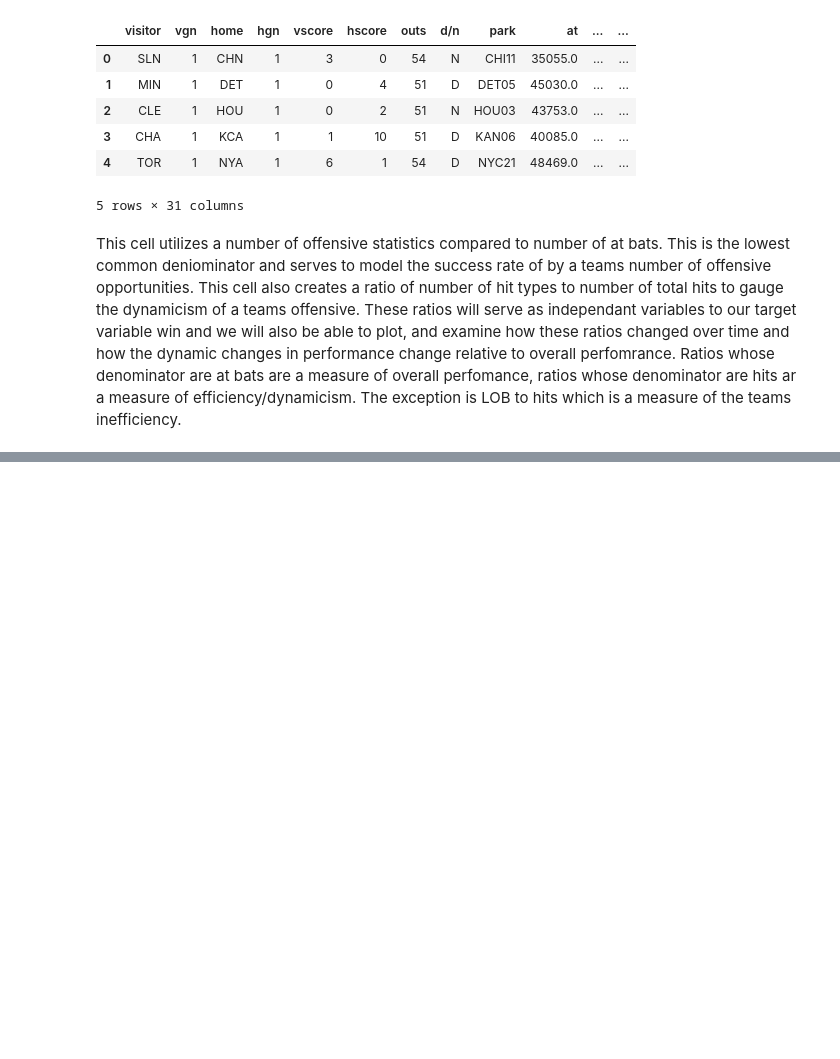
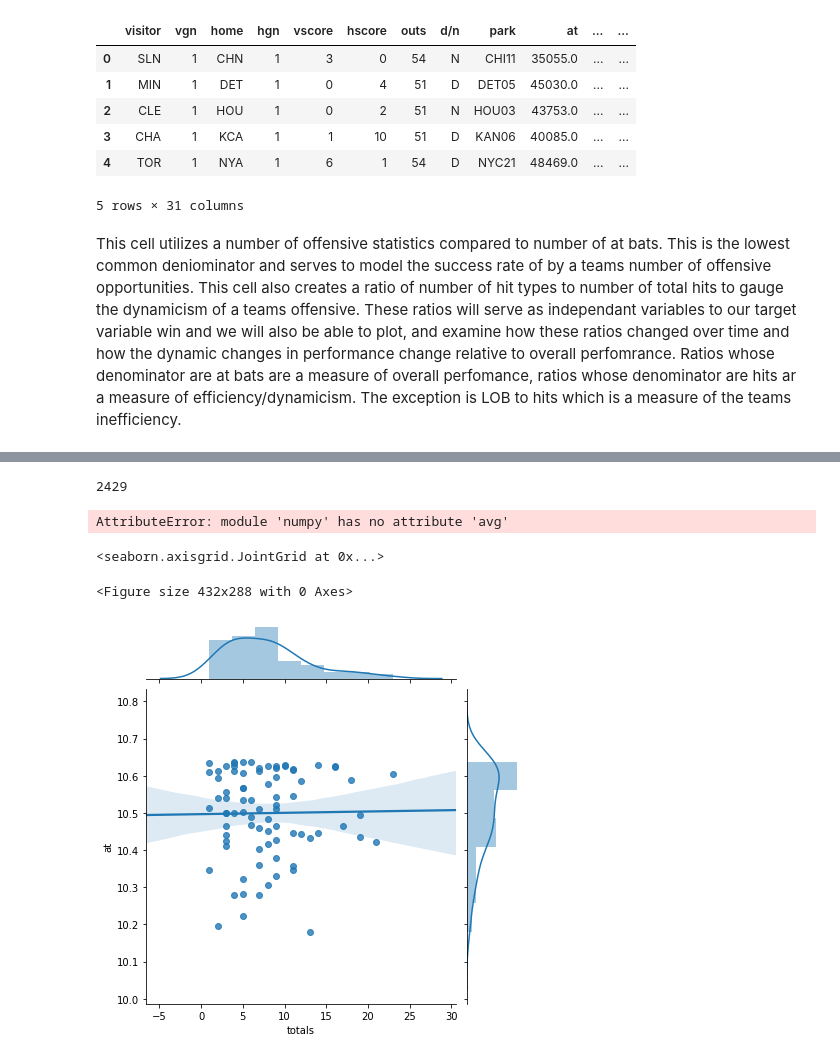
Before and after one commit to Elkin3456/Cmse202-Sport, a Jupyter notebook: Baseballnotebook.ipynb, the cells around one changed output, grey strips where cells are left out. Cells and saved outputs as stored; diff of their text form; code cells hidden in the pictures; blank space fills up the shorter version.

```diff
--- a/Baseballnotebook.ipynb
+++ b/Baseballnotebook.ipynb
@@ -84,4 +84,21 @@ cnames = ['v2ba','v2bh','v3ba','v3bh','vhra','vhrh','vrbih','vwa','viwa','vsoa',
 values = [v2b_avg,v2b_h,v3b_avg,v3b_h,vhr_avg,vhr_h,vrbi_h,vw_ab,viw_ab,vso_ab,vmh_ab,vlob_avg,havg,h2b_avg,h2b_h,h3b_avg,h3b_h,hhr_avg,hhr_h,hrbi_h,hw_ab,hiw_ab,hso_ab,hmh_ab,hlob_avg]
 for c in range(len(cnames)):
     mast[cnames[c]]= values[c]
+
+total = mast.iloc[:,4] + mast.iloc[:,5]
+mast['totals']= total
 #mast
+# %%
+#creates a coulumn for if the home team won
+winner = []
+loser = []
+for i in range(len(mast.iloc[:,0])):
+    if mast.iloc[i,5] > mast.iloc[i,4]:
+        winner.append(mast.iloc[i,2])
+        loser.append(mast.iloc[i,0])
+    else:
+        winner.append(mast.iloc[i,0])
+        loser.append(mast.iloc[i,2])
+mast['winr'] = winner
+mast['losr'] = loser
+mast.head()
@@ -171,0 +129,52 @@ mast.head()
+# %%
+gw = 0
+gl = 0
+winl = []
+lossl = []
+win = {}
+loss = {}
+for t in range(tn):
+    win["team{}".format(t)] = []
+    loss["team{}".format(t)] = []
+for t in range(len(teaml)):
+    for r in range(len(mast.iloc[:,0])):
+        if teams[t] == mast['winr'][r] or mast['losr'][r]:
+            if teams[t] == mast['winr'][r]:
+                gw = gw + 1
+                win["team{}".format(t)].append(gw)
+                loss["team{}".format(t)].append(gl)
+            else:
+                gl = gl + 1
+                loss["team{}".format(t)].append(gl)
+                win["team{}".format(t)].append(gw)
+        else:
+            pass
+# %% [output]
+2429
+# %%
+field = mast.iloc[:,8].unique()
+fn = len(field)
+fieldl = field.tolist()
+fields = {}
+
+for a in range(fn):
+    fields["field{0}".format(a)] = mast[mast['park']== field[a]]
+
+avg_at = np.avg(fields['field0']['at'])
+# %% [output]
+AttributeError: module 'numpy' has no attribute 'avg'
+# %%
+import matplotlib.pyplot as plt
+%matplotlib inline
+import seaborn as sns
+
+# plt.plot(np.log(fields['field0']['at']))
+# plt.plot(fields['field0']['totals'])
+plt.figure()
+#ns.jointplot(fields['field0']['totals'],np.log(fields['field0']['at']),kind='reg')
+sns.lmplot(x="Totalsl_width", hue="species",
+               height=5, data=mast)
+# %% [output]
+<seaborn.axisgrid.JointGrid at 0x...>
+<Figure size 432x288 with 0 Axes>
+[figure, added]
```
Also changed, not shown: parts of 4 cells of this notebook.
